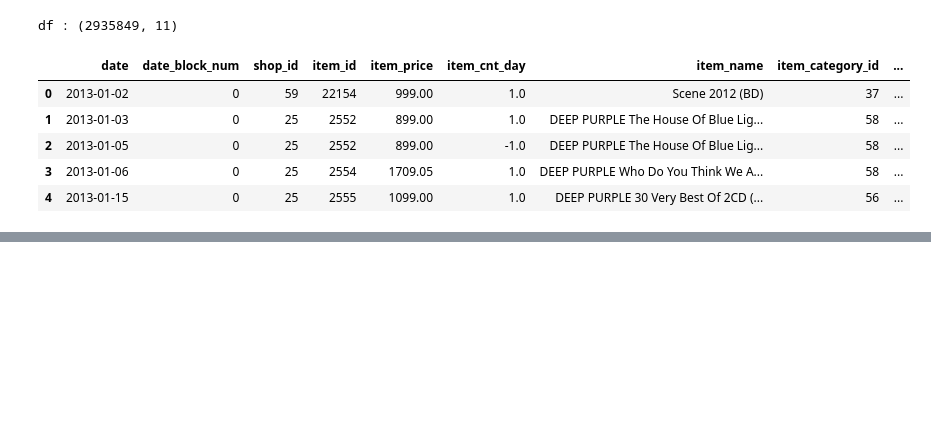
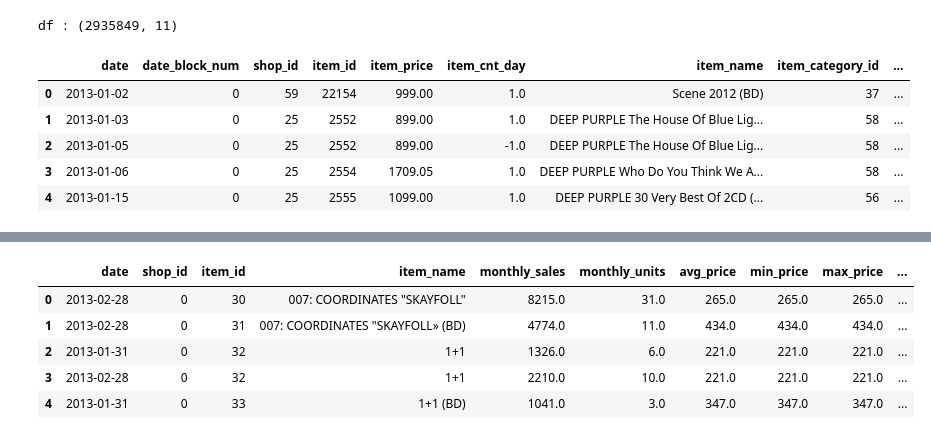
Before and after one commit to gustavopardoitam/metodos-gran-escala, a Jupyter notebook: tareas/tarea-01/etl_01_download.ipynb, the cells around one changed output, grey strips where cells are left out. Cells and saved outputs as stored; diff of their text form; code cells hidden in the pictures; blank space fills up the shorter version.

```diff
--- a/tareas/tarea-01/etl_01_download.ipynb
+++ b/tareas/tarea-01/etl_01_download.ipynb
@@ -168,0 +281,57 @@ monthly : (1609124, 10)
+# %%
+# Generamos lags para ventas y unidades mensuales
+
+# Agregación mensual: tienda, producto (con TODAS las variables) y lags
+
+# 1) Asegurar fecha en datetime
+df["date"] = pd.to_datetime(df["date"], errors="coerce")
+
+# 2) Asegurar sales (si no existe o si quieres recalcularla)
+if "sales" not in df.columns:
+    df["sales"] = (df["item_cnt_day"] * df["item_price"]).astype(float)
+else:
+    df["sales"] = df["sales"].astype(float)
+
+# 3) Agregación mensual (ME = month-end)
+monthly = (
+    df
+    .groupby([pd.Grouper(key="date", freq="ME"), "shop_id", "item_id", "item_name"], as_index=False)
+    .agg(
+        monthly_sales=("sales", "sum"),
+        monthly_units=("item_cnt_day", "sum"),
+        avg_price=("item_price", "mean"),
+        min_price=("item_price", "min"),
+        max_price=("item_price", "max"),
+        num_transactions=("item_cnt_day", "size"),
+        active_days=("date", lambda s: s.dt.date.nunique()),
+    )
+)
+
+# 4) Agregar año y mes
+monthly["year"] = monthly["date"].dt.year
+monthly["month"] = monthly["date"].dt.month
+
+# 5) Ordenar (clave para lags)
+monthly = monthly.sort_values(by=["shop_id", "item_id", "year", "month"]).reset_index(drop=True)
+
+# 6) Lags (monto y unidades) para el mismo producto y tienda
+monthly["monthly_sales_lag_1"] = (
+    monthly.groupby(["shop_id", "item_id"])["monthly_sales"].shift(1)
+)
+monthly["monthly_units_lag_1"] = (
+    monthly.groupby(["shop_id", "item_id"])["monthly_units"].shift(1)
+)
+
+# 7) Rellenar NaN solo en lags (primer mes de cada serie)
+monthly[["monthly_sales_lag_1", "monthly_units_lag_1"]] = (
+    monthly[["monthly_sales_lag_1", "monthly_units_lag_1"]].fillna(0)
+)
+
+monthly.head()
+# %% [output]
+|  | date | shop_id | item_id | item_name | monthly_sales | monthly_units | avg_price | min_price | max_price | ... |
+| 0 | 2013-02-28 | 0 | 30 | 007: COORDINATES "SKAYFOLL" | 8215.0 | 31.0 | 265.0 | 265.0 | 265.0 | ... |
+| 1 | 2013-02-28 | 0 | 31 | 007: COORDINATES "SKAYFOLL» (BD) | 4774.0 | 11.0 | 434.0 | 434.0 | 434.0 | ... |
+| 2 | 2013-01-31 | 0 | 32 | 1+1 | 1326.0 | 6.0 | 221.0 | 221.0 | 221.0 | ... |
+| 3 | 2013-02-28 | 0 | 32 | 1+1 | 2210.0 | 10.0 | 221.0 | 221.0 | 221.0 | ... |
+| 4 | 2013-01-31 | 0 | 33 | 1+1 (BD) | 1041.0 | 3.0 | 347.0 | 347.0 | 347.0 | ... |
```
Also changed, not shown: parts of 11 cells of this notebook.
